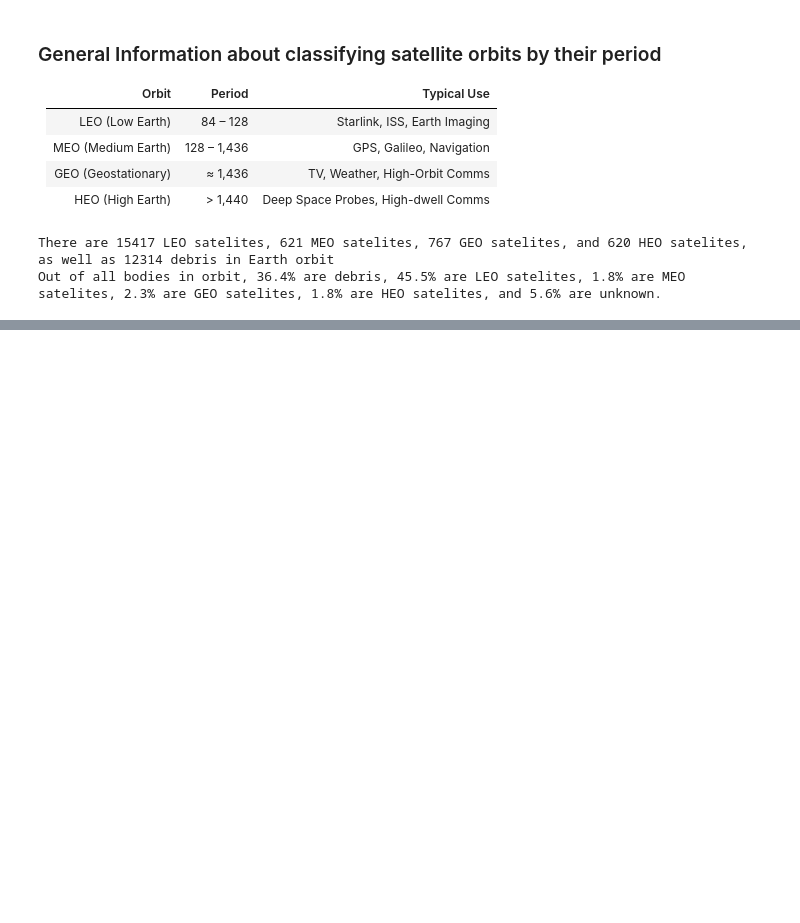
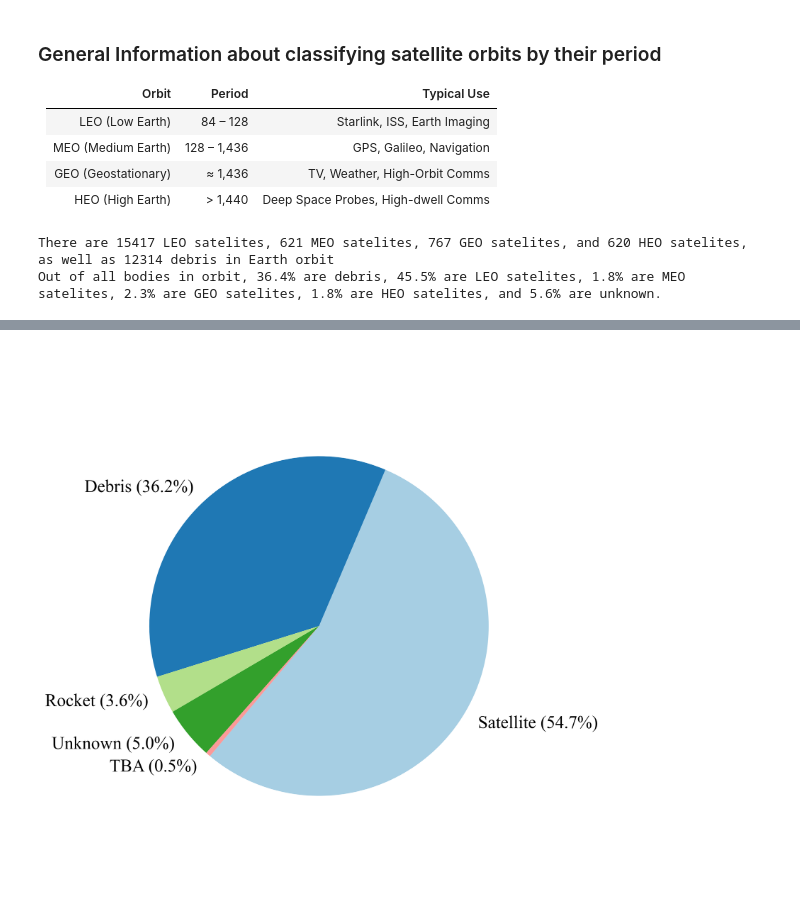
Before and after one commit to smumladze/Satellite-Classification, a Jupyter notebook: generalDataExploration.ipynb, the cells around one changed output, grey strips where cells are left out. Cells and saved outputs as stored; diff of their text form; code cells hidden in the pictures; blank space fills up the shorter version.

```diff
--- a/generalDataExploration.ipynb
+++ b/generalDataExploration.ipynb
@@ -195,0 +226,33 @@ plt.show()
+# %%
+# Want to see the distribution of objects by category only in LEO since that is what the random forest is trained on
+import matplotlib.pyplot as plt
+df = pd.read_csv('leoSatellites.csv')
+
+# Chart Resolution
+plt.figure(figsize=(8, 8), dpi=300)
+customColors = plt.get_cmap('Paired').colors[:6] # preferred color scheme
+
+# Data labels and sizes
+totalNum = len(df)
+raw_labels = ['Satellite', 'Debris', 'Rocket', 'Unknown', 'TBA']
+sizes = [
+    len(df[df['OBJECT_TYPE'] == 'PAYLOAD']) / totalNum * 100,
+    len(df[df['OBJECT_TYPE'] == 'DEBRIS']) / totalNum * 100,
+    len(df[df['OBJECT_TYPE'] == 'ROCKET BODY']) / totalNum * 100,
+    len(df[df['OBJECT_TYPE'] == 'UNKNOWN']) / totalNum * 100,
+    len(df[df['OBJECT_TYPE'] == 'TBA']) / totalNum * 100
+]
+
+# Format labels to include percentage points
+labels = [f"{label} ({size:.1f}%)" for label, size in zip(raw_labels, sizes)]
+
+# Create the pie chart
+plt.pie(sizes, labels=labels, colors=customColors, startangle=230, textprops={'fontsize': 18})
+
+plt.axis('equal') # Ensures pie is drawn as a circle and centered
+plt.tight_layout() # Adjusts subplot params so labels don't push the pie off-center
+
+# Display the chart
+plt.show()
+# %% [output]
+[figure, added]
```
Also changed, not shown: parts of 4 cells of this notebook, 4 other files.
